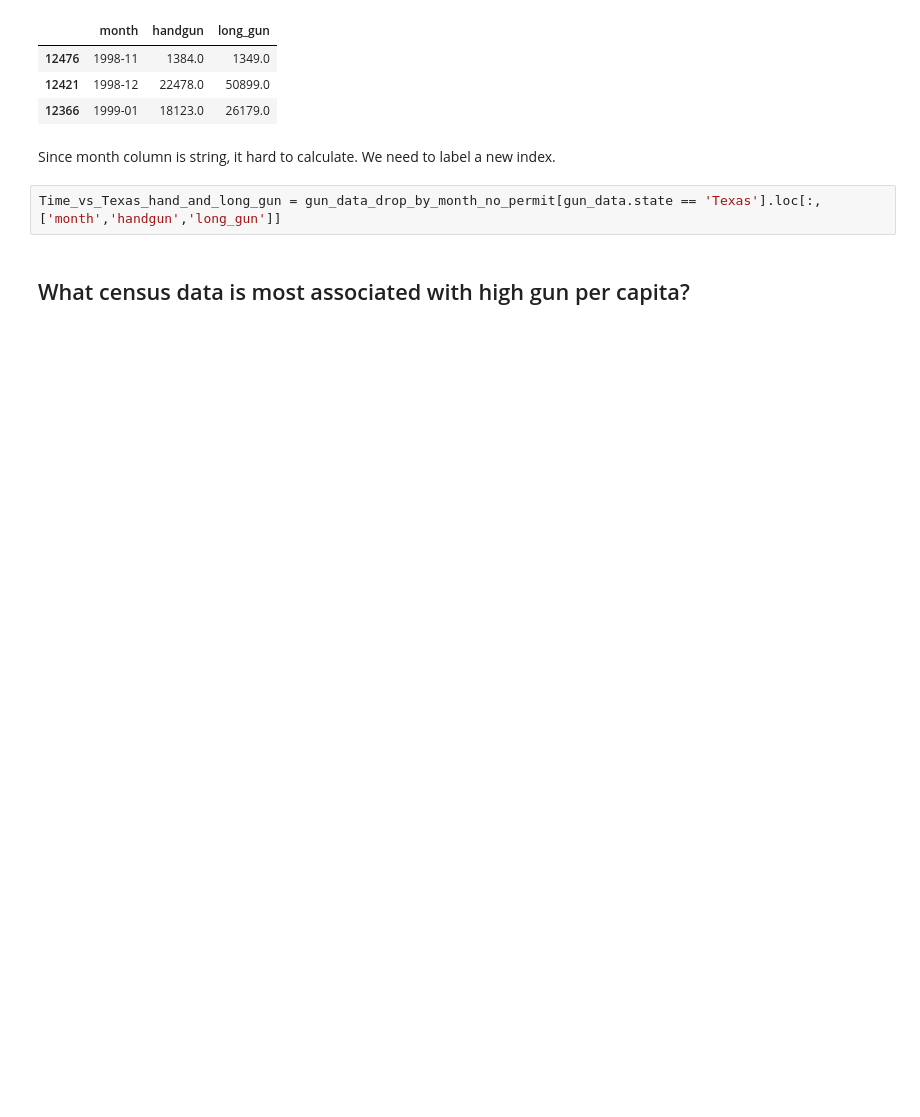
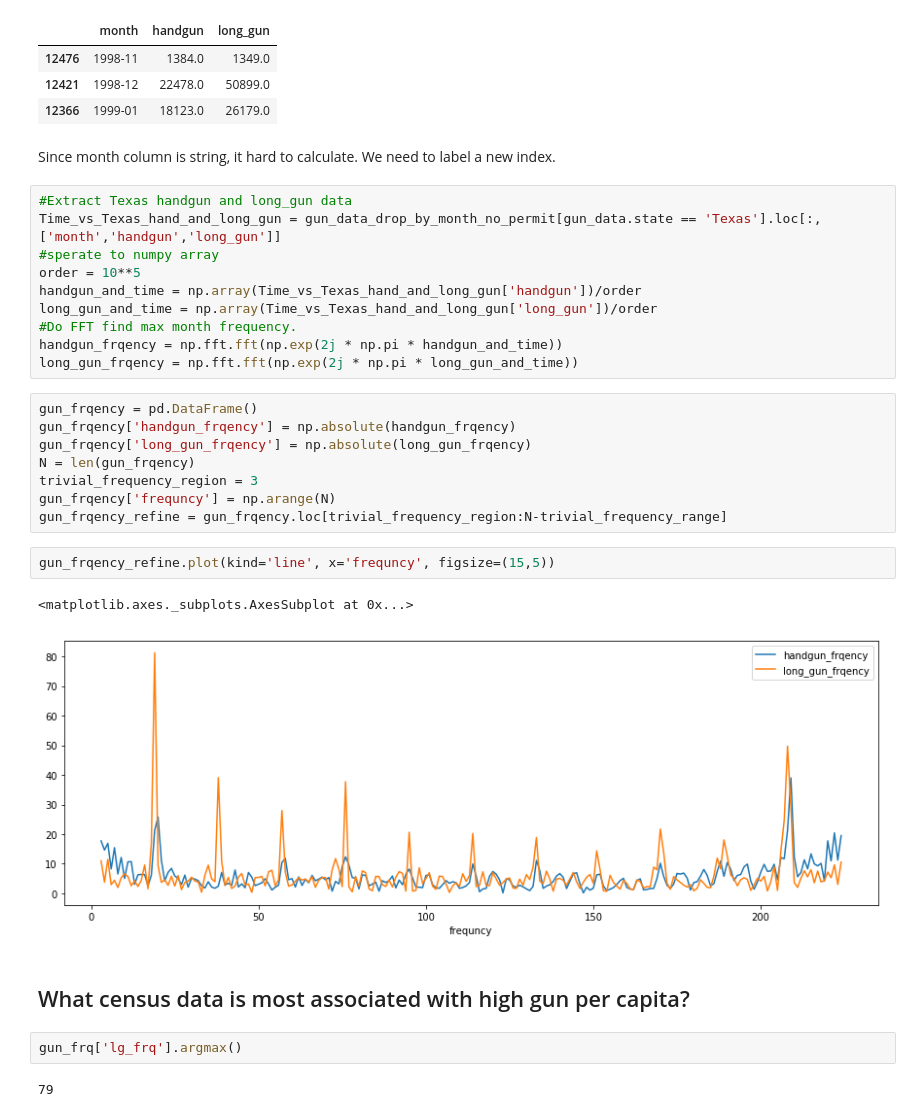
Before and after one commit to xchwan/FBI_Gun_Data_Analysis, a Jupyter notebook: Data_Analysis_Project_gun_data.ipynb, the cells around one changed output. Saved outputs shown, nothing was run; the diff lists cells and outputs as text; blank space fills up the shorter version.

```diff
--- a/Data_Analysis_Project_gun_data.ipynb
+++ b/Data_Analysis_Project_gun_data.ipynb
@@ -190,7 +193,32 @@ gun_data_drop_by_month_no_permit[gun_data.state == 'Texas'].loc[:,['month','hand
 | 12366 | 1999-01 | 18123.0 | 26179.0 |
 # %% [markdown]
 Since month column is string, it hard to calculate. We need to label a new index.
-# %%
-Time_vs_Texas_hand_and_long_gun = gun_data_drop_by_month_no_permit[gun_data.state == 'Texas'].loc[:,['month','handgun','long_gun']]
+# %%
+#Extract Texas handgun and long_gun data
+Time_vs_Texas_hand_and_long_gun = gun_data_drop_by_month_no_permit[gun_data.state == 'Texas'].loc[:,['month','handgun','long_gun']]
+#sperate to numpy array
+order = 10**5
+handgun_and_time = np.array(Time_vs_Texas_hand_and_long_gun['handgun'])/order
+long_gun_and_time = np.array(Time_vs_Texas_hand_and_long_gun['long_gun'])/order
+#Do FFT find max month frequency.
+handgun_frqency = np.fft.fft(np.exp(2j * np.pi * handgun_and_time))
+long_gun_frqency = np.fft.fft(np.exp(2j * np.pi * long_gun_and_time))
+# %%
+gun_frqency = pd.DataFrame()
+gun_frqency['handgun_frqency'] = np.absolute(handgun_frqency)
+gun_frqency['long_gun_frqency'] = np.absolute(long_gun_frqency)
+N = len(gun_frqency)
+trivial_frequency_region = 3
+gun_frqency['frequncy'] = np.arange(N)
+gun_frqency_refine = gun_frqency.loc[trivial_frequency_region:N-trivial_frequency_range]
+# %%
+gun_frqency_refine.plot(kind='line', x='frequncy', figsize=(15,5))
+# %% [output]
+<matplotlib.axes._subplots.AxesSubplot at 0x...>
+[figure, added]
 # %% [markdown]
 ## What census data is most associated with high gun per capita?
+# %%
+gun_frq['lg_frq'].argmax()
+# %% [output]
+79
```
Also changed, not shown: parts of 8 cells of this notebook.
